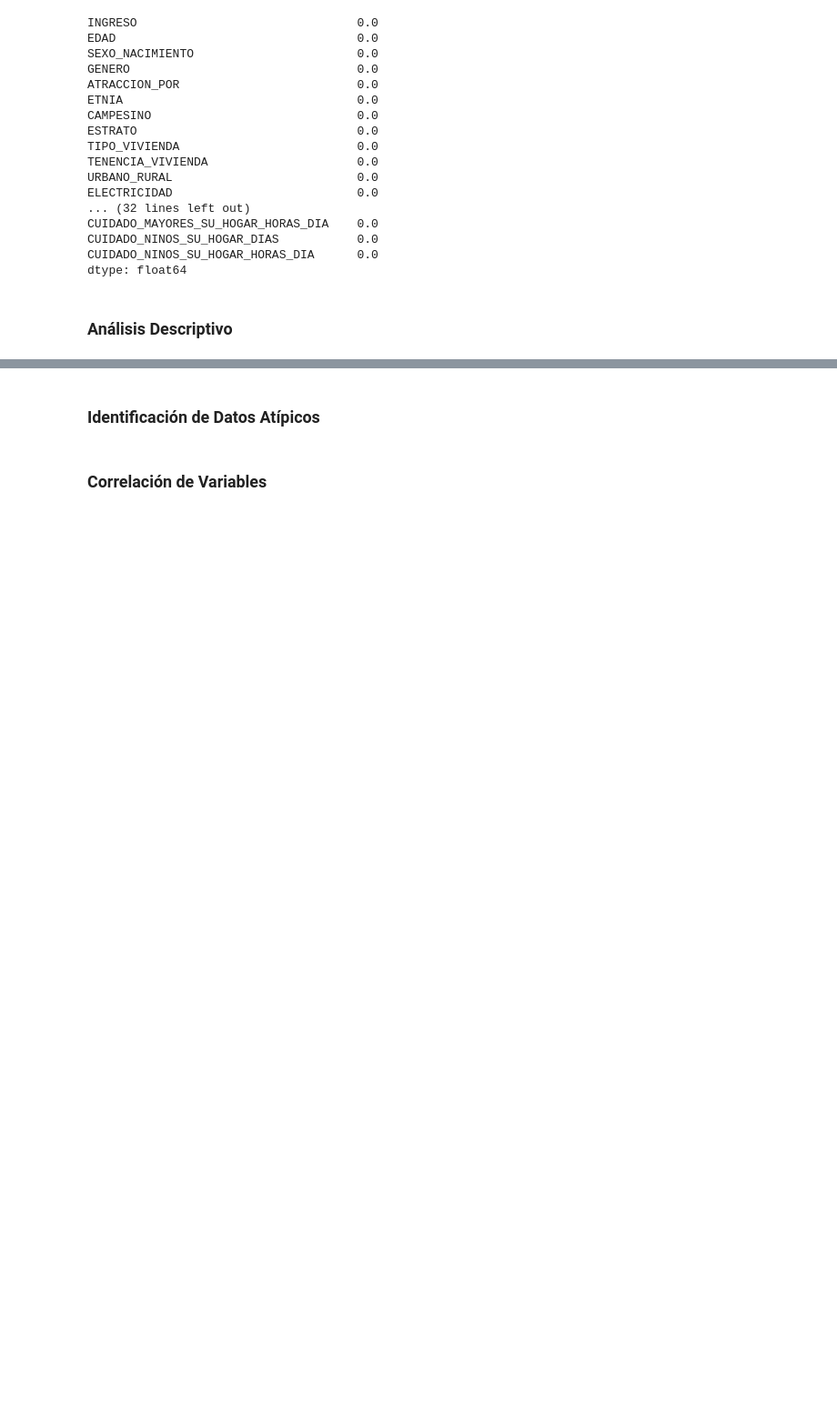
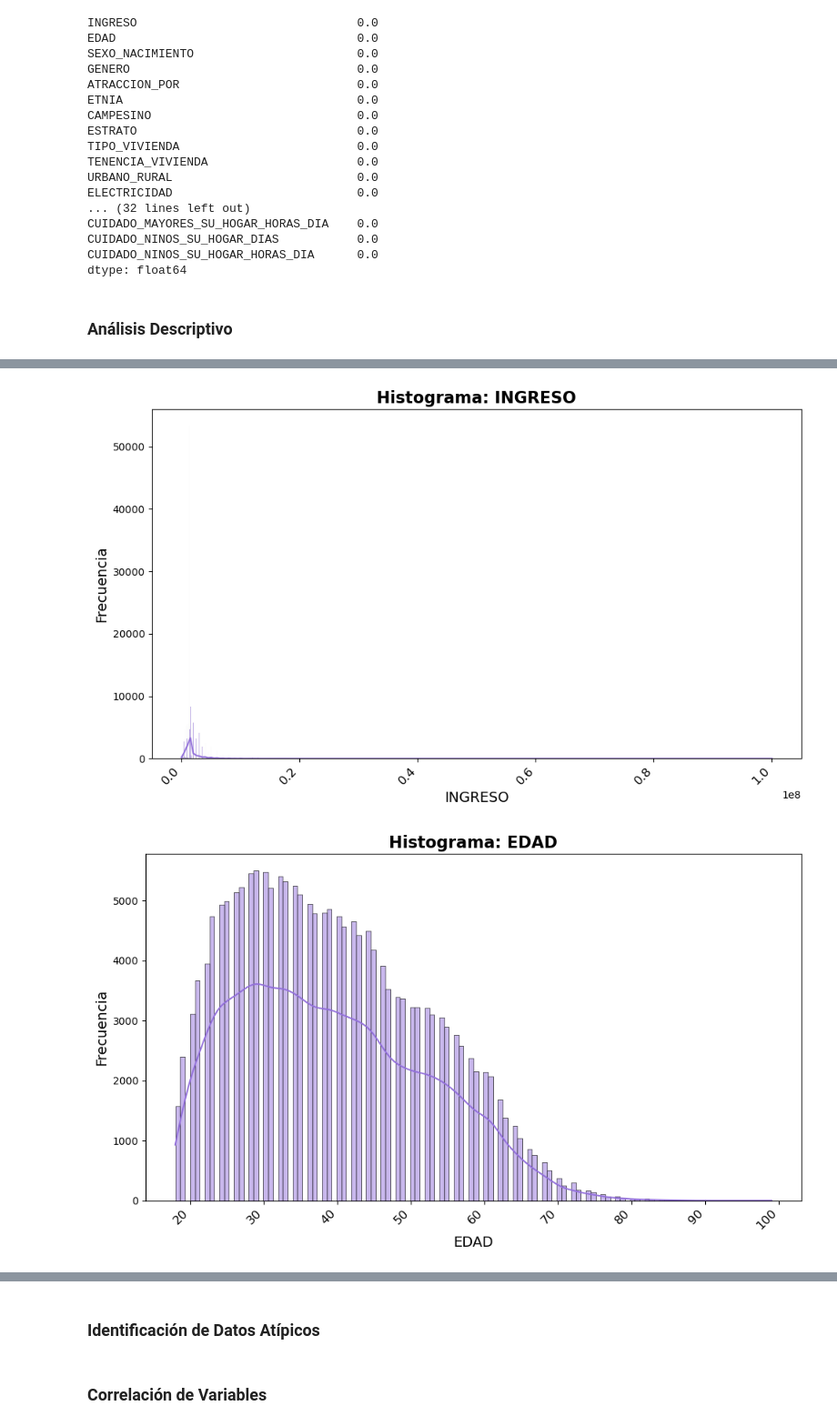
Before and after one commit to MariSalas23/ANALITICA_FINAL, a Jupyter notebook: ANALITICA_FINAL copy 2.ipynb, the cells around one changed output, grey strips where cells are left out. Shown at 91% size. Drawn from its saved outputs; the diff is of its cells as text; code cells hidden in the pictures; blank space fills up the shorter version.

Commit message:
Histogramas y diagramas de barras

```diff
--- a/ANALITICA_FINAL copy 2.ipynb
+++ b/ANALITICA_FINAL copy 2.ipynb
@@ -653,2 +665,17 @@ df_ingreso['TERMINO_CONTRATO'] = df_ingreso['TERMINO_CONTRATO'].map({1: "INDEFIN
 # %%
-# Acá ya se pueden poner las gráficas y todo eso
+columns_numeric = df_ingreso.select_dtypes(include=["int64", "float64"]).columns
+
+# Crear un histograma para cada columna numérica
+for column in columns_numeric:
+    plt.figure(figsize=(10,6))
+    # Crear el histograma
+    sns.histplot(data=df_ingreso, x=column, kde=True, color="mediumpurple")
+    plt.title(f'Histograma: {column}', fontsize=16, fontweight="bold")
+    plt.xticks(rotation=45, ha='right', fontsize=12)
+    plt.ylabel('Frecuencia', fontsize=14)
+    plt.xlabel(f"{column}", fontsize=14)
+    plt.tight_layout()
+    plt.show()
+# %% [output]
+[figure, added]
+[figure, added]
```
Also changed, not shown: parts of 24 cells of this notebook.
